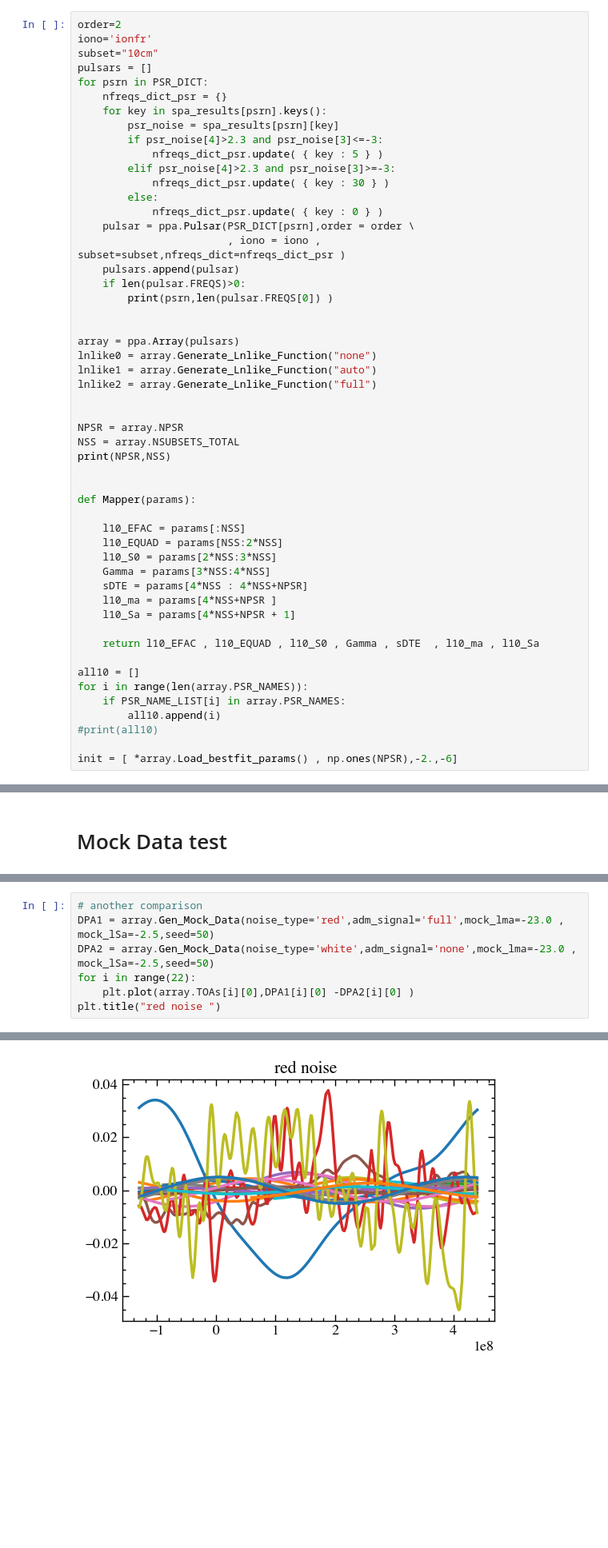
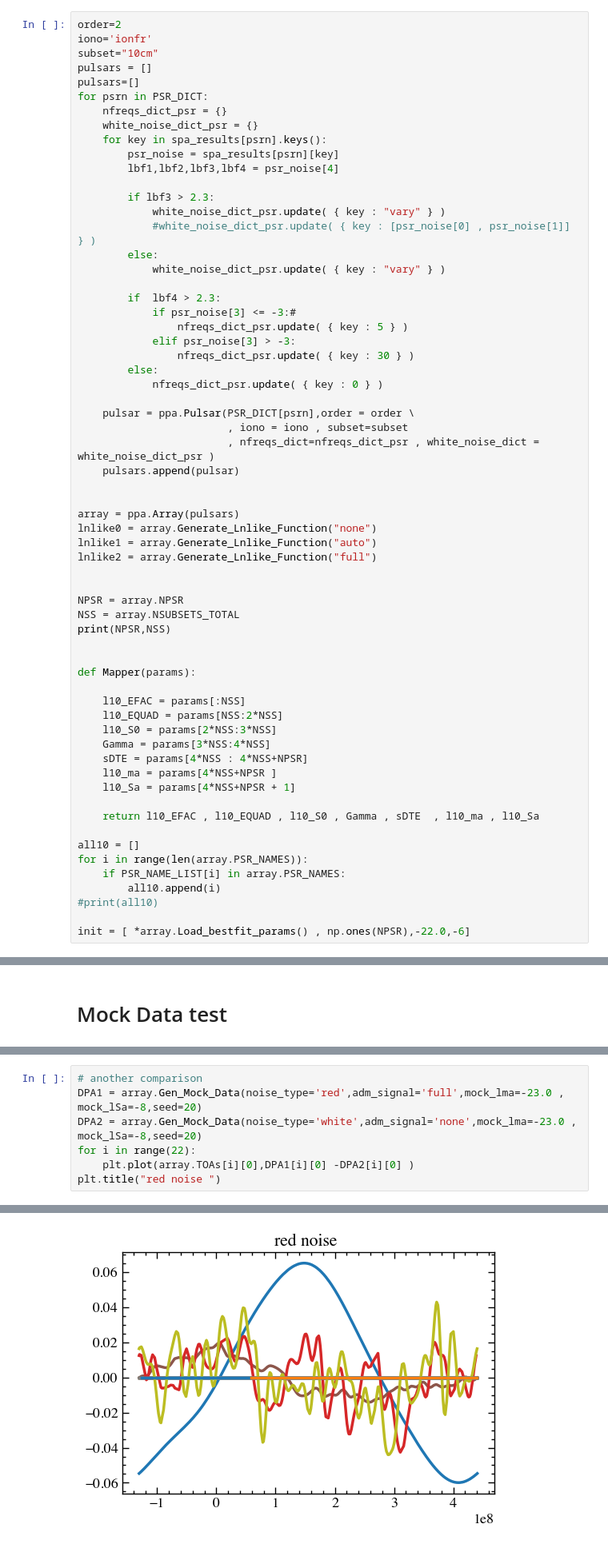
Before and after one commit to XueXiao-Physics/PPA, a Jupyter notebook: examples/Inspection.ipynb, the cells around one changed output, grey strips where cells are left out. Shown at 80% size. Saved outputs shown, nothing was run; the diff lists cells and outputs as text; blank space fills up the shorter version.

```diff
--- a/examples/Inspection.ipynb
+++ b/examples/Inspection.ipynb
@@ -82,21 +84,32 @@ order=2
 iono='ionfr'
 subset="10cm"
 pulsars = []
+pulsars=[]
 for psrn in PSR_DICT:
     nfreqs_dict_psr = {}
+    white_noise_dict_psr = {}
     for key in spa_results[psrn].keys():
         psr_noise = spa_results[psrn][key]
-        if psr_noise[4]>2.3 and psr_noise[3]<=-3:
-            nfreqs_dict_psr.update( { key : 5 } )
-        elif psr_noise[4]>2.3 and psr_noise[3]>=-3:
-            nfreqs_dict_psr.update( { key : 30 } )
+        lbf1,lbf2,lbf3,lbf4 = psr_noise[4]
+
+        if lbf3 > 2.3:
+            white_noise_dict_psr.update( { key : "vary" } )
+            #white_noise_dict_psr.update( { key : [psr_noise[0] , psr_noise[1]] } )
+        else:
+            white_noise_dict_psr.update( { key : "vary" } )
+
+        if  lbf4 > 2.3:
+            if psr_noise[3] <= -3:#
+                nfreqs_dict_psr.update( { key : 5 } )
+            elif psr_noise[3] > -3:
+                nfreqs_dict_psr.update( { key : 30 } )
         else:
             nfreqs_dict_psr.update( { key : 0 } )
+
     pulsar = ppa.Pulsar(PSR_DICT[psrn],order = order \
-                        , iono = iono , subset=subset,nfreqs_dict=nfreqs_dict_psr )
+                        , iono = iono , subset=subset
+                        , nfreqs_dict=nfreqs_dict_psr , white_noise_dict = white_noise_dict_psr )
     pulsars.append(pulsar)
-    if len(pulsar.FREQS)>0:
-        print(psrn,len(pulsar.FREQS[0]) )
 
 
 array = ppa.Array(pulsars)
@@ -128,5 +141,5 @@ for i in range(len(array.PSR_NAMES)):
         all10.append(i)
 #print(all10)
 
-init = [ *array.Load_bestfit_params() , np.ones(NPSR),-2.,-6]
+init = [ *array.Load_bestfit_params() , np.ones(NPSR),-22.0,-6]
 # %% [output]
@@ -178,10 +188,10 @@ Text(0.5, 1.0, 'axion signal (full corr)')
 # %%
 # another comparison
-DPA1 = array.Gen_Mock_Data(noise_type='red',adm_signal='full',mock_lma=-23.0 , mock_lSa=-2.5,seed=50)
-DPA2 = array.Gen_Mock_Data(noise_type='white',adm_signal='none',mock_lma=-23.0 , mock_lSa=-2.5,seed=50)
+DPA1 = array.Gen_Mock_Data(noise_type='red',adm_signal='full',mock_lma=-23.0 , mock_lSa=-8,seed=20)
+DPA2 = array.Gen_Mock_Data(noise_type='white',adm_signal='none',mock_lma=-23.0 , mock_lSa=-8,seed=20)
 for i in range(22):
     plt.plot(array.TOAs[i][0],DPA1[i][0] -DPA2[i][0] )
 plt.title("red noise ")
 # %% [output]
 Text(0.5, 1.0, 'red noise ')
-[figure, old version]
+[figure, new version]
```
Also changed, not shown: parts of 14 cells of this notebook, 1 other file.
